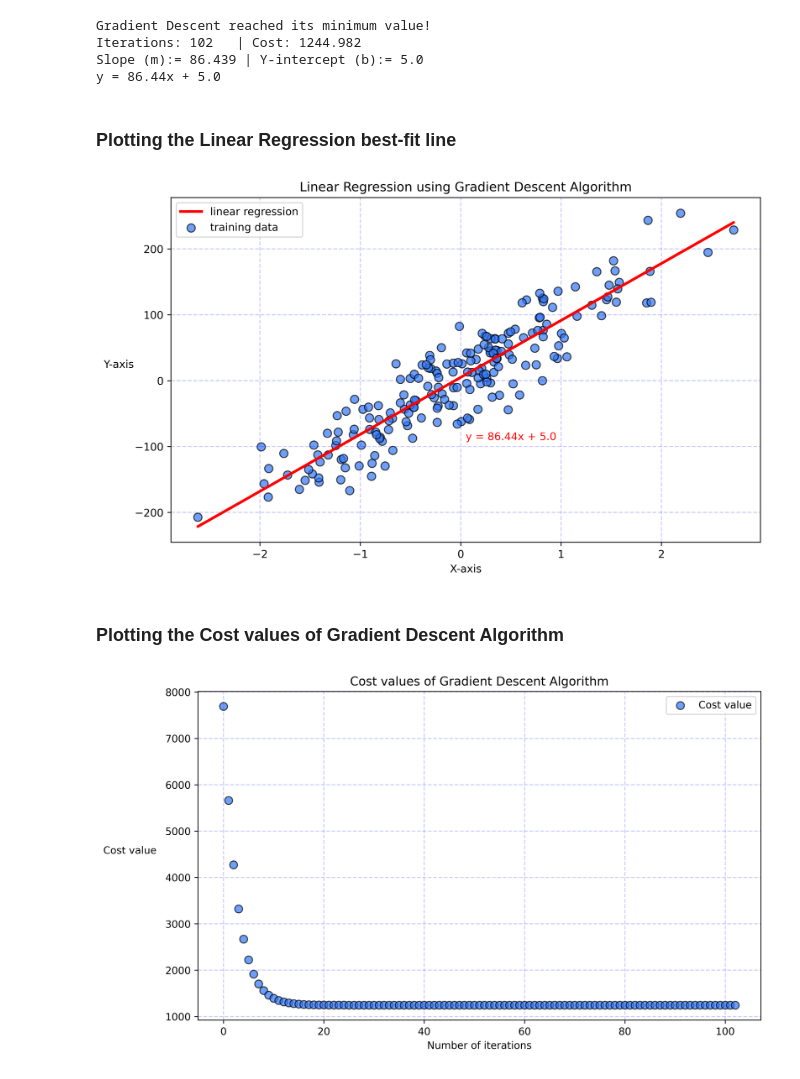
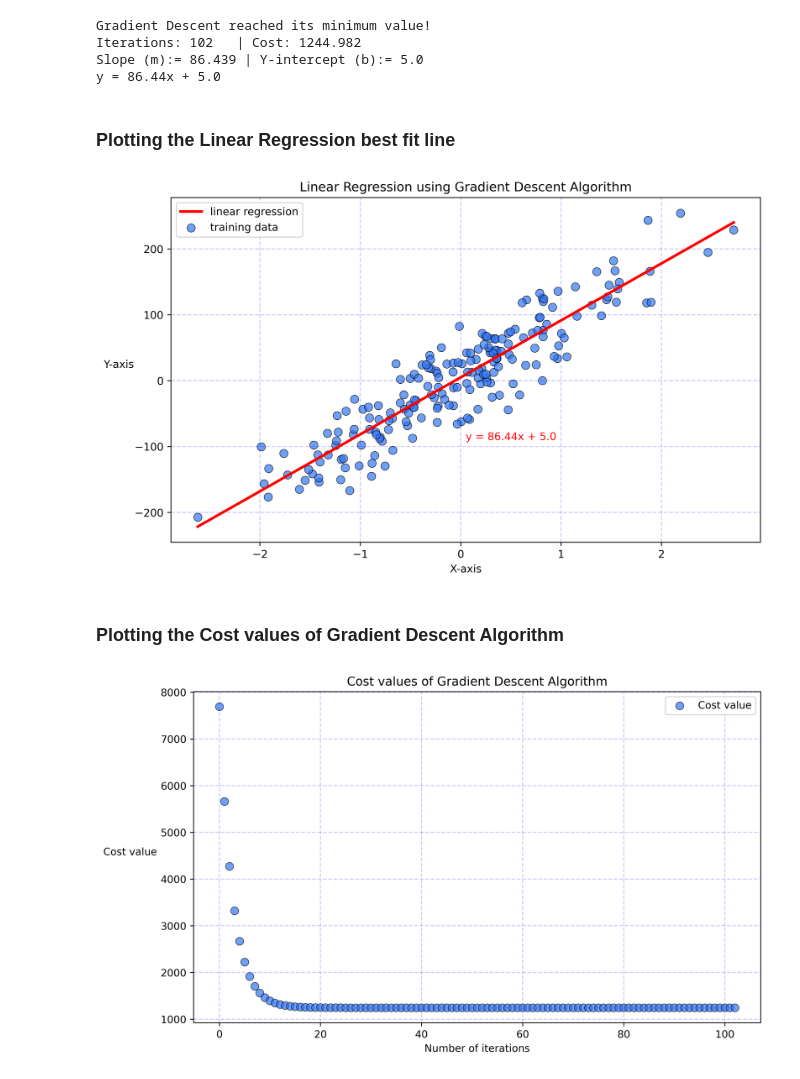
Before and after one commit to murilogustineli/machine-learning, a Jupyter notebook: 1.Linear-Regression&Gradient-Descent/Gradient_Descent_Algorithm.ipynb, the cells around one changed output. Cells and saved outputs as stored; diff of their text form; code cells hidden in the pictures.

```diff
--- a/1.Linear-Regression&Gradient-Descent/Gradient_Descent_Algorithm.ipynb
+++ b/1.Linear-Regression&Gradient-Descent/Gradient_Descent_Algorithm.ipynb
@@ -16,6 +16,7 @@ _**y = m*x + b**_
 # Import libraries
 import math
 import numpy as np
+import seaborn as sns
 import matplotlib.pyplot as plt
 from sklearn.datasets import make_regression
 
@@ -24,7 +25,7 @@ x, y = make_regression(n_samples=200, n_features=1, noise=35, random_state=42)
 x = np.reshape(x, x.shape[0])
 
 # Build the Gradient Descent function
-def gradient_descent(x, y):
+def linear_regression(x, y):
     m = 0 # Slope
     b = 0 # y-intercept
     # m, b = float(np.random.random(1)), float(np.random.random(1)) # Give random values to m & b instead of 0
@@ -61,7 +62,7 @@ def gradient_descent(x, y):
     return m, b, J
 
 # Call the function
-m, b, J = gradient_descent(x=x, y=y)
+m, b, J = linear_regression(x=x, y=y)
 
 # Print m & b optimal values and the Hypothesis
 print('Slope (m):= {} | Y-intercept (b):= {}'.format(round(m,3), round(b,3)))
@@ -72,7 +73,7 @@ Iterations: 102   | Cost: 1244.982
 Slope (m):= 86.439 | Y-intercept (b):= 5.0
 y = 86.44x + 5.0
 # %% [markdown]
-### Plotting the Linear Regression best-fit line
+### Plotting the Linear Regression best fit line
 # %%
 # Assign optimal values to the Hypothesis
 y_pred = m*x + b
@@ -83,26 +84,29 @@ plt.title('Linear Regression using Gradient Descent Algorithm')
 plt.xlabel("X-axis")
 plt.ylabel("Y-axis", rotation=0, labelpad=15)
 plt.text(0.05, -90, 'y = {}x + {}'.format(round(m,2),round(b,2)), color='red', fontsize=10)
-plt.scatter(x, y, color='#3176f7', label='training data', edgecolor='black', s=60, alpha=0.7)
-plt.plot(x, y_pred, color='red', label='linear regression', linewidth=2.5)
+# plt.scatter(x, y, color='#3176f7', label='training data', edgecolor='black', s=60, alpha=0.7)
+# plt.plot(x, y_pred, color='red', label='linear regression', linewidth=2.5)
+sns.scatterplot(x=x, y=y, color='#3176f7', label='training data', edgecolor='black', s=60, alpha=0.7)
+sns.lineplot(x=x, y=y_pred, color='red', label='linear regression', linewidth=2.5)
 plt.grid(color='blue', linestyle='--', linewidth=1, alpha=0.2)
 plt.legend(loc='upper left')
 # plt.savefig('Linear_Regression.jpg')
 plt.show()
 # %% [output]
-[figure, old version]
+[figure, new version]
-# %% [markdown]
-### Plotting the Cost values of Gradient Descent Algorithm
+# %% [markdown]
+### Plotting the Cost values of Gradient Descent Algorithm
 # %%
 # Plot Cost function graph
 plt.figure(figsize=(10,6), dpi=600)
 plt.title('Cost values of Gradient Descent Algorithm')
 plt.xlabel("Number of iterations")
-plt.ylabel("Cost value", rotation=0, labelpad=35)
-plt.scatter(x=list(range(0, len(J))), y=J, color='#3176f7', label='Cost value', edgecolor='black', s=60, alpha=0.7)
+plt.ylabel("Cost value", rotation=0, labelpad=30)
+# plt.scatter(x=list(range(0, len(J))), y=J, color='#3176f7', label='Cost value', edgecolor='black', s=60, alpha=0.7)
+sns.scatterplot(x=list(range(0, len(J))), y=J, color='#3176f7', label='Cost value', edgecolor='black', s=60, alpha=0.7)
 plt.grid(color='blue', linestyle='--', linewidth=1, alpha=0.2)
 plt.legend(loc='upper right')
-# plt.savefig('Cost_Linear_Regression.jpg')
+# plt.savefig('Cost_Gradient_Descent.jpg')
 plt.show()
 # %% [output]
-[figure, old version]
+[figure, new version]
```
